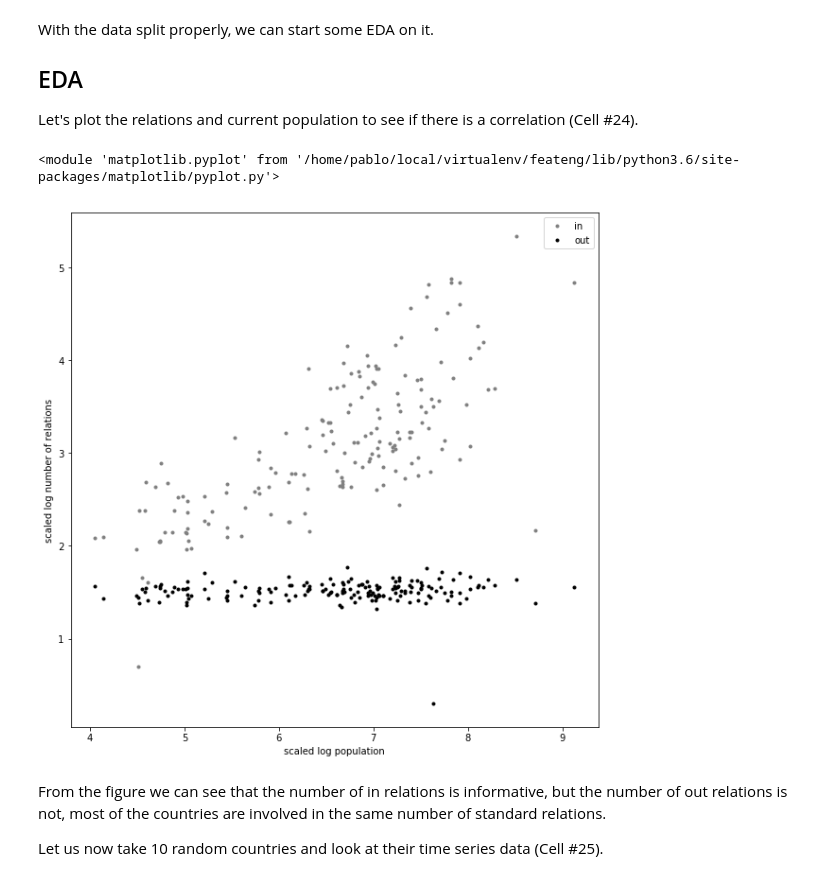
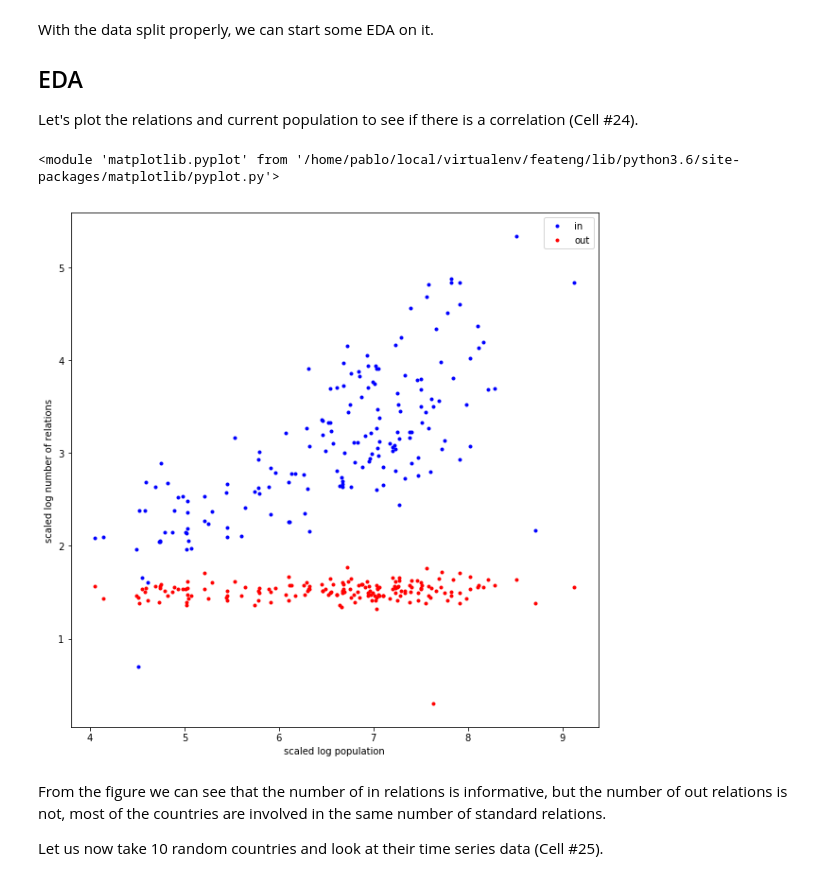
Before and after one commit to DrDub/riiaa20_ws25_feateng_space_time, a Jupyter notebook: notebooks/2_Temporal_Time_Series.ipynb, the cells around one changed output. Drawn from its saved outputs; the diff is of its cells as text; code cells hidden in the pictures.

```diff
--- a/notebooks/2_Temporal_Time_Series.ipynb
+++ b/notebooks/2_Temporal_Time_Series.ipynb
@@ -22,20 +58,20 @@ import random
 import os
 
 rels = dict()
-with open(os.path.join("..", "data", "ch7_cell22_rels_in_out.tsv")) as tsv:
+with open(os.path.join(SRC_DIR, "data", "ch7_cell22_rels_in_out.tsv")) as tsv:
     next(tsv) # header
     for line in tsv:
         country, rels_out, rels_in = line.strip().split("\t")
         rels[country] =  (int(rels_out), int(rels_in))
 
 mapping = dict()
-with open(os.path.join("..", "data", "ch7_cell21_wb_uri_mapping.tsv")) as m:
+with open(os.path.join(SRC_DIR, "data", "ch7_cell21_wb_uri_mapping.tsv")) as m:
     for line in m:
         wb, db = line.strip().split("\t")
         mapping[wb] = db
 
 data = list()
-with open(os.path.join("..", "data", "ch7_cell19_wb_pop.tsv")) as wb:
+with open(os.path.join(SRC_DIR, "data", "ch7_cell19_wb_pop.tsv")) as wb:
     line = next(wb)
     header = line.strip().split("\t")
     header.insert(1, "rels_out")
@@ -53,7 +89,7 @@ with open(os.path.join("..", "data", "ch7_cell19_wb_pop.tsv")) as wb:
 print("Data for {:,} countries".format(len(data)))
 
 # save all data
-with open(os.path.join("..", "data", "cell23_countries_data.tsv"), "w") as tsv:
+with open(os.path.join(SRC_DIR, "data", "cell23_countries_data.tsv"), "w") as tsv:
     tsv.write("\t".join(header) + "\n")
     for name, fields in data:
         tsv.write(name + "\t" + "\t".join(map(str,fields)) + "\n")
@@ -64,15 +100,15 @@ rand.shuffle(data)
 pivot = int(len(data) * 0.8)
 devset = data[:pivot]
 heldout = data[pivot:]
-with open(os.path.join("..", "data", "cell23_countries_dev.tsv"), "w") as dev:
+with open(os.path.join(SRC_DIR, "data", "cell23_countries_dev.tsv"), "w") as dev:
     dev.write("\t".join(header) + "\n")
     for name, fields in devset:
         dev.write(name + "\t" + "\t".join(map(str,fields)) + "\n")
-with open(os.path.join("..", "data", "cell23_countries_held.tsv"), "w") as held:
+with open(os.path.join(SRC_DIR, "data", "cell23_countries_held.tsv"), "w") as held:
     held.write("\t".join(header) + "\n")
     for name, fields in heldout:
         held.write(name + "\t" + "\t".join(map(str,fields)) + "\n")
-print("Devset size: {:,}".format(len(devset)))
+print("Devset size:  {:,}".format(len(devset)))
 print("Heldout size: {:,}".format(len(heldout)))
 # %% [output]
 Data for 217 countries
@@ -87,36 +123,36 @@ Let's plot the relations and current population to see if there is a correlation
 # %%
 # from CELL 24
 import math
 
 pops = list()
 num_in_rels = list()
 num_out_rels = list()
-with open(os.path.join("..", "data", "cell23_countries_dev.tsv")) as feats:
+with open(os.path.join(SRC_DIR, "data", "cell23_countries_dev.tsv")) as feats:
     next(feats) # skip header
     for line in feats:
         fields = line.strip().split("\t")
         pop = float(fields[-1])
         out_rels = float(fields[1])
         in_rels = float(fields[2])
         if out_rels == 0:
             continue
         pops.append(math.log(pop, 10))
         num_out_rels.append(math.log(out_rels, 10))
         num_in_rels.append(math.log(in_rels, 10))
 
 import matplotlib.pyplot as plt
 %matplotlib inline
 plt.rcParams['figure.figsize'] = [10, 10]
-plt.plot(pops, num_in_rels, '.', color='gray', label='in')
-plt.plot(pops, num_out_rels, '.', color='black', label='out')
+plt.plot(pops, num_in_rels,  '.', color='blue', label='in')
+plt.plot(pops, num_out_rels, '.', color='red',  label='out')
 plt.xlabel('scaled log population')
 plt.ylabel('scaled log number of relations')
-plt.savefig(os.path.join("..", "media", "cell24_logpop_vs_log_items.pdf"), bbox_inches='tight', dpi=300)
+plt.savefig(os.path.join(SRC_DIR, "media", "cell24_logpop_vs_log_items.pdf"), bbox_inches='tight', dpi=300)
 plt.legend()
 plt
 # %% [output]
 <module 'matplotlib.pyplot' from '/home/pablo/local/virtualenv/feateng/lib/python3.6/site-packages/matplotlib/pyplot.py'>
-[figure, old version]
+[figure, new version]
 # %% [markdown]
 From the figure we can see that the number of in relations is informative, but the number of out relations is not, most of the countries are involved in the same number of standard relations.
 
```
Also changed, not shown: parts of 15 cells of this notebook.
